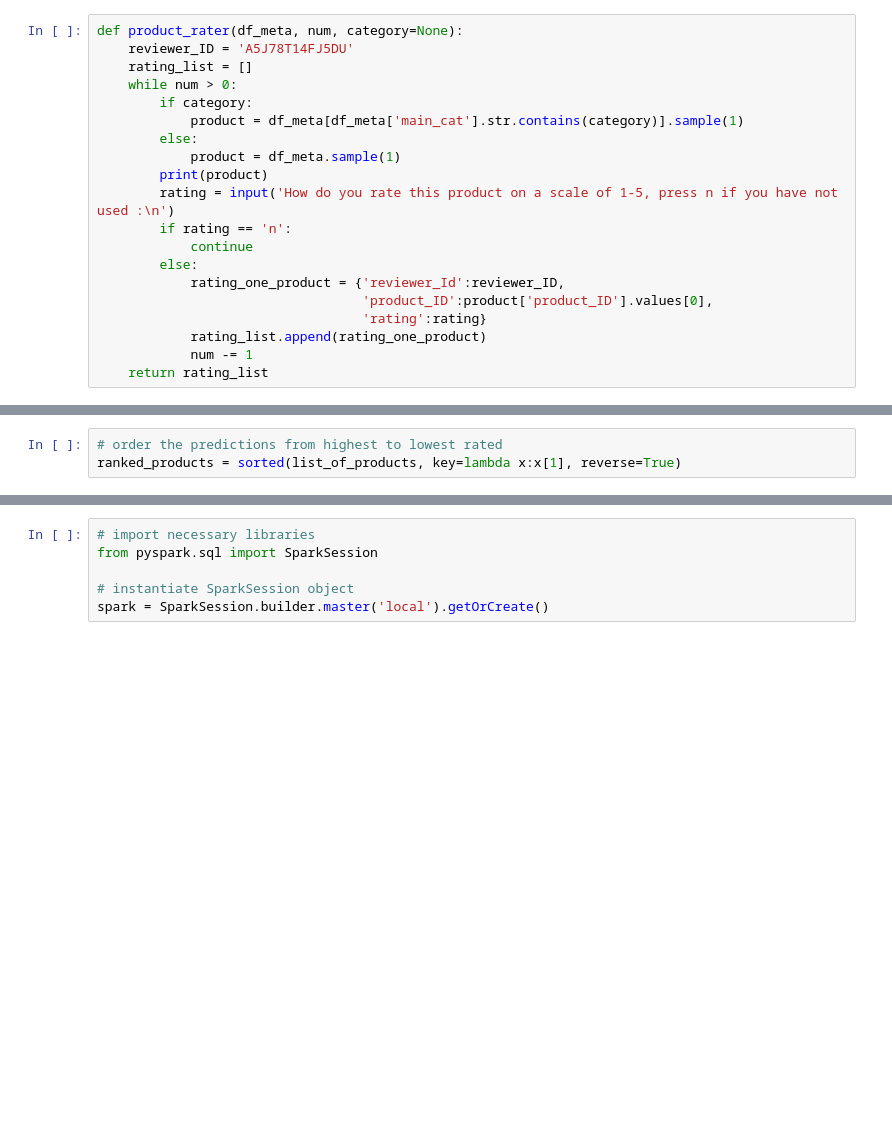
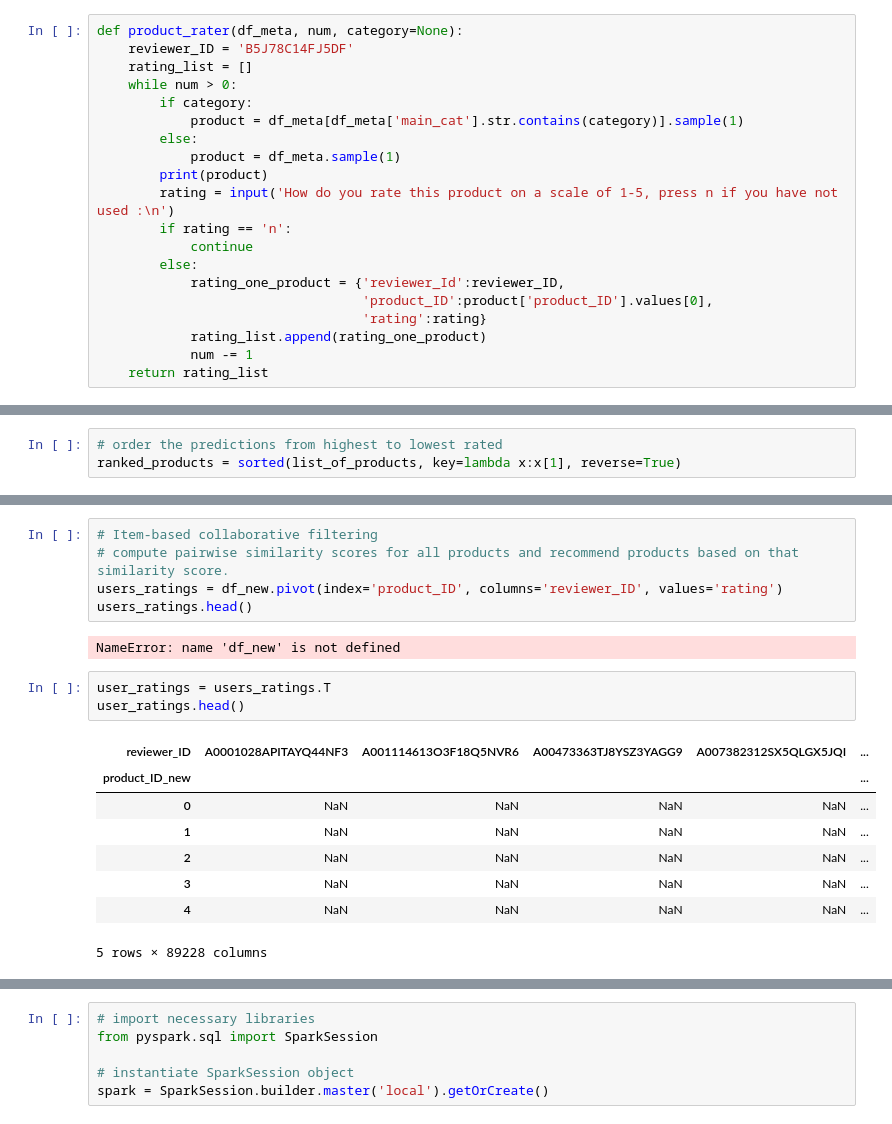
Before and after one commit to VolhaP87/Office_Supplies_Recommendation_System, a Jupyter notebook: Untitled.ipynb, the cells around one changed output, grey strips where cells are left out. Saved outputs shown, nothing was run; the diff lists cells and outputs as text; blank space fills up the shorter version.

Commit message:
user matrix

```diff
--- a/Untitled.ipynb
+++ b/Untitled.ipynb
@@ -241,6 +231,6 @@ memory usage: 9.3+ MB
 # %%
 def product_rater(df_meta, num, category=None):
-    reviewer_ID = 'A5J78T14FJ5DU'
+    reviewer_ID = 'B5J78C14FJ5DF'
     rating_list = []
     while num > 0:
         if category:
@@ -325,3 +315,22 @@ Name: title, dtype: object
 
 Recommendation #  10 :  11199    Avery Ready Index Table of Contents Dividers, ...
 Name: title, dtype: object
+# %%
+# Item-based collaborative filtering
+# compute pairwise similarity scores for all products and recommend products based on that similarity score.
+users_ratings = df_new.pivot(index='product_ID', columns='reviewer_ID', values='rating')
+users_ratings.head()
+# %% [output]
+NameError: name 'df_new' is not defined
+# %%
+user_ratings = users_ratings.T
+user_ratings.head()
+# %% [output]
+| reviewer_ID | A0001028APITAYQ44NF3 | A001114613O3F18Q5NVR6 | A00473363TJ8YSZ3YAGG9 | A007382312SX5QLGX5JQI | ... |
+| product_ID_new |  |  |  |  | ... |
+| 0 | NaN | NaN | NaN | NaN | ... |
+| 1 | NaN | NaN | NaN | NaN | ... |
+| 2 | NaN | NaN | NaN | NaN | ... |
+| 3 | NaN | NaN | NaN | NaN | ... |
+| 4 | NaN | NaN | NaN | NaN | ... |
+5 rows × 89228 columns
```
Also changed, not shown: parts of 29 cells of this notebook.
